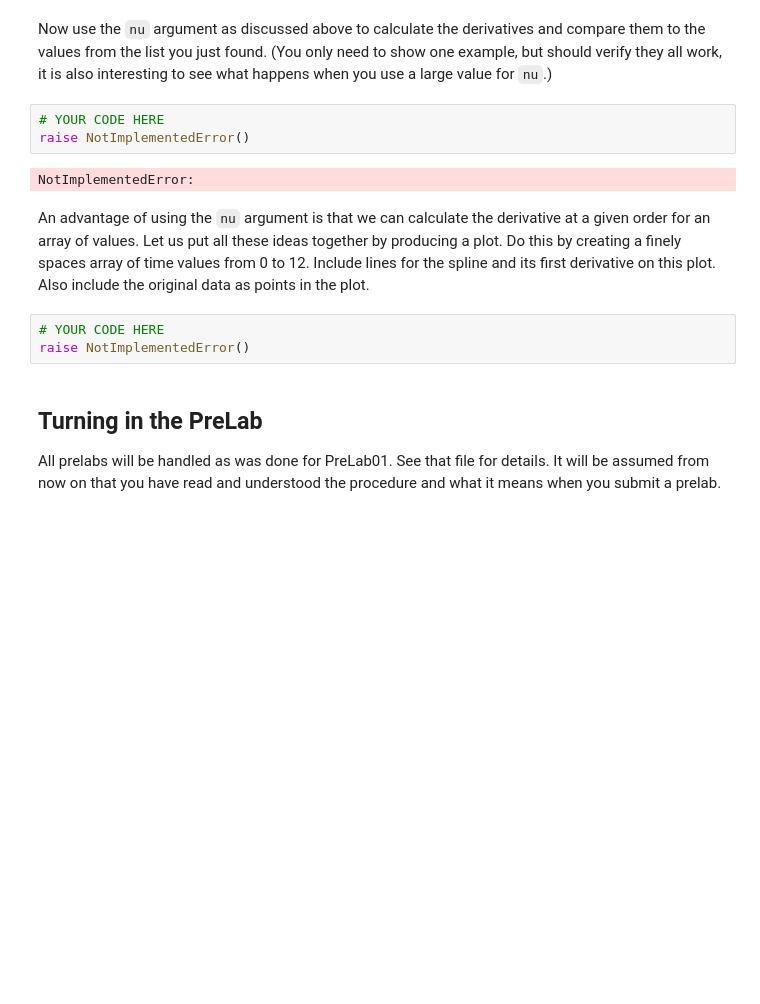
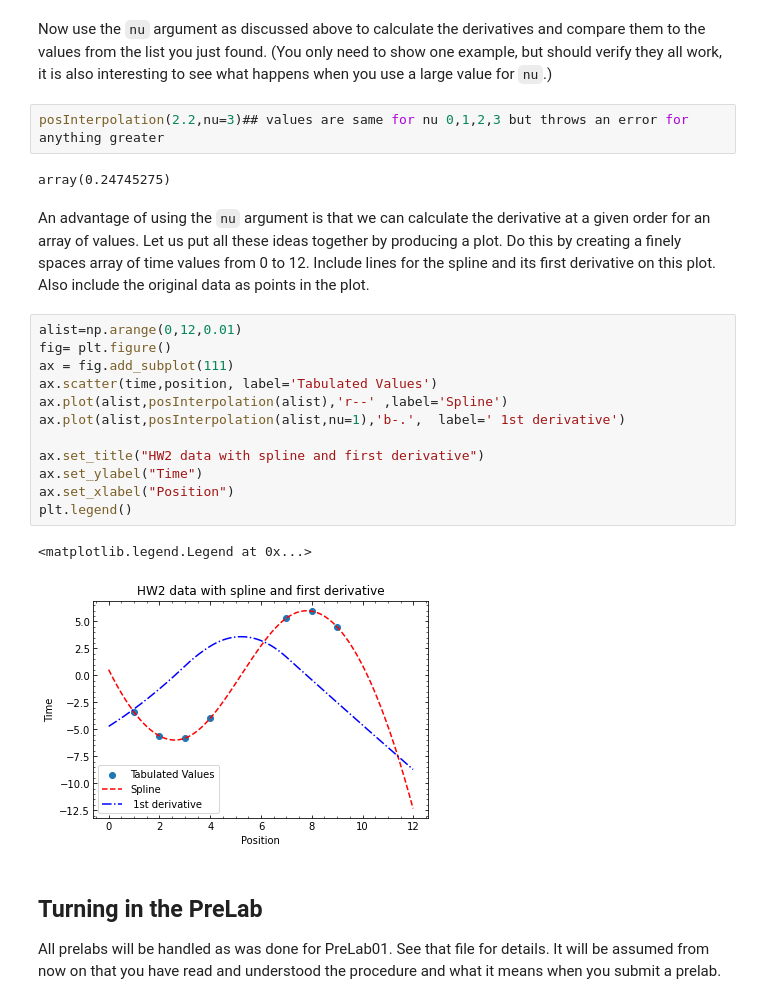
Before and after one commit to Rjames13/p250-spring-2022, a Jupyter notebook: prelabs/PreLab02.ipynb, the cells around one changed output. Cells and saved outputs as stored; diff of their text form; blank space fills up the shorter version.

```diff
--- a/prelabs/PreLab02.ipynb
+++ b/prelabs/PreLab02.ipynb
@@ -218,15 +223,26 @@ YOUR ANSWER HERE
 # %% [markdown]
 Now use the `nu` argument as discussed above to calculate the derivatives and compare them to the values from the list you just found. (You only need to show one example, but should verify they all work, it is also interesting to see what happens when you use a large value for `nu`.)
-# %%
-# YOUR CODE HERE
-raise NotImplementedError()
-# %% [output]
-NotImplementedError:
+# %%
+posInterpolation(2.2,nu=3)## values are same for nu 0,1,2,3 but throws an error for anything greater
+# %% [output]
+array(0.24745275)
 # %% [markdown]
 An advantage of using the `nu` argument is that we can calculate the derivative at a given order for an array of values.  Let us put all these ideas together by producing a plot.  Do this by creating a finely spaces array of time values from 0 to 12.  Include lines for the spline and its first derivative on this plot.  Also include the original data as points in the plot.
-# %%
-# YOUR CODE HERE
-raise NotImplementedError()
+# %%
+alist=np.arange(0,12,0.01)
+fig= plt.figure()
+ax = fig.add_subplot(111)
+ax.scatter(time,position, label='Tabulated Values')
+ax.plot(alist,posInterpolation(alist),'r--' ,label='Spline')
+ax.plot(alist,posInterpolation(alist,nu=1),'b-.',  label=' 1st derivative')
+
+ax.set_title("HW2 data with spline and first derivative")
+ax.set_ylabel("Time")
+ax.set_xlabel("Position")
+plt.legend()
+# %% [output]
+<matplotlib.legend.Legend at 0x...>
+[figure, added]
 # %% [markdown]
 ## Turning in the PreLab
 
```
Also changed, not shown: parts of 9 cells of this notebook, 2 other files.
